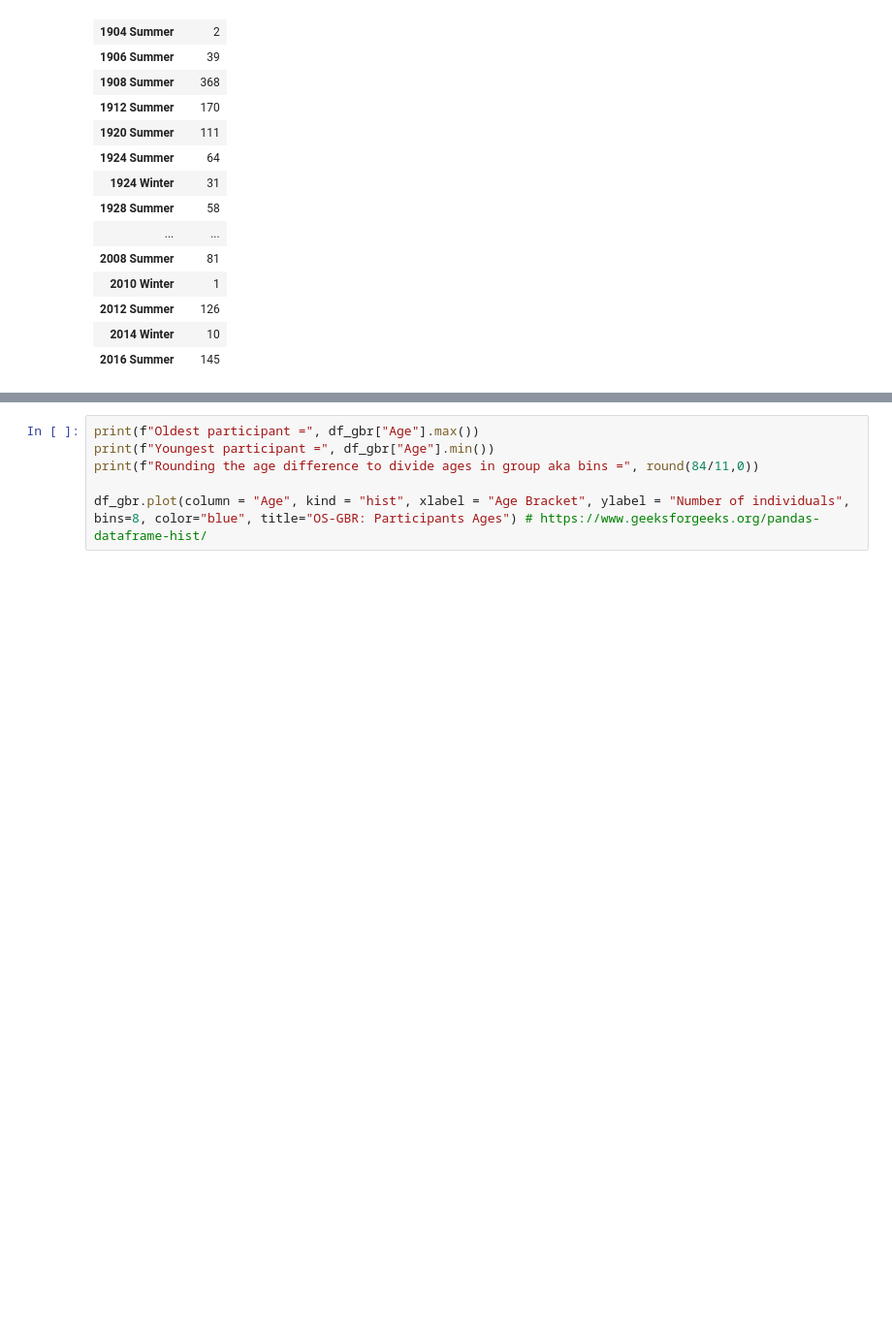
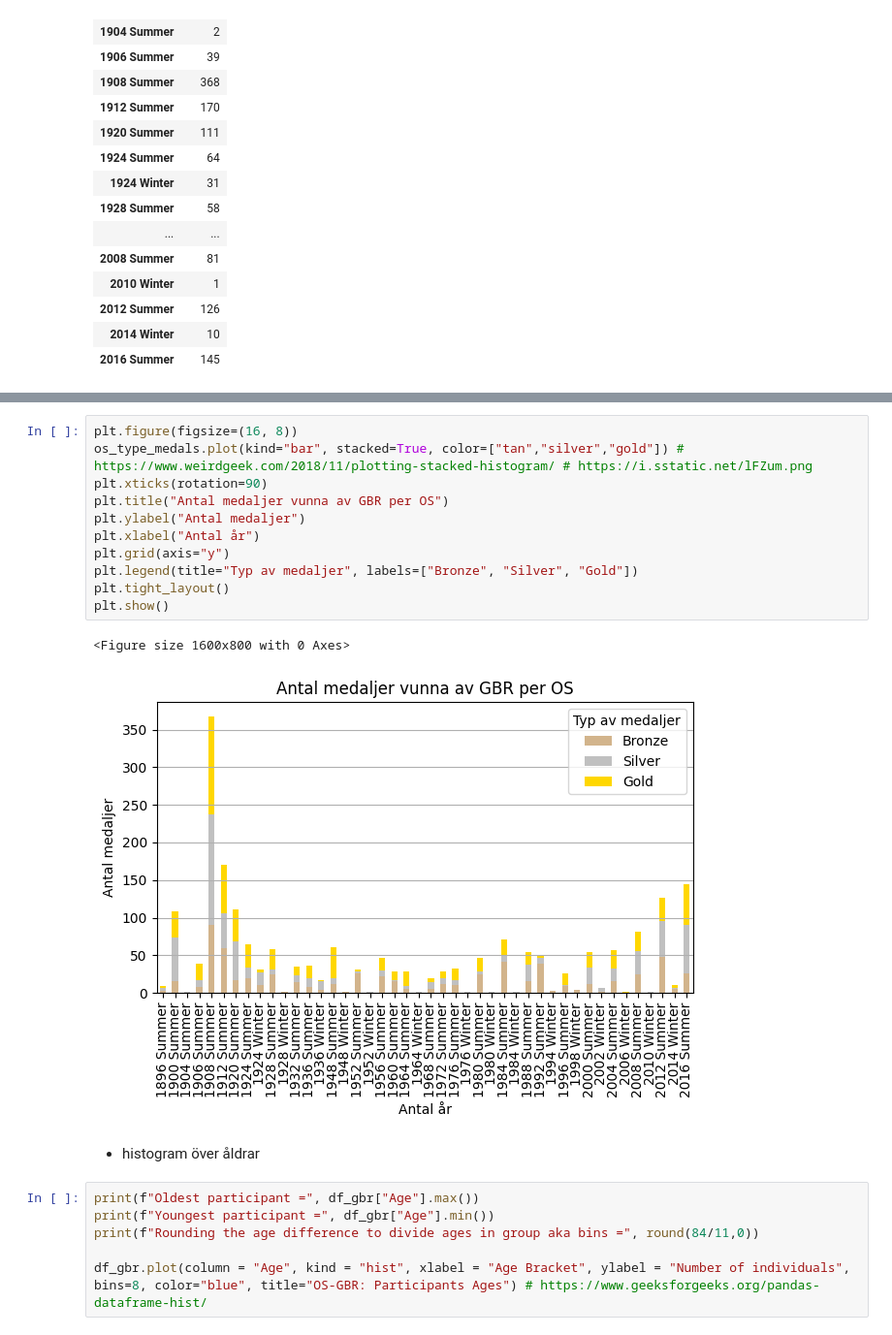
Before and after one commit to AptiDz/projekt_os, a Jupyter notebook: Uppgift_1.ipynb, the cells around one changed output, grey strips where cells are left out. Shown: that part at 97% size. Drawn from its saved outputs; the diff is of its cells as text; blank space fills up the shorter version.

```diff
--- a/Uppgift_1.ipynb
+++ b/Uppgift_1.ipynb
@@ -130,6 +130,22 @@ os_type_medals
 | 2012 Summer | 48 | 48 | 30 |
 | 2014 Winter | 5 | 1 | 4 |
 | 2016 Summer | 26 | 64 | 55 |
+# %%
+plt.figure(figsize=(16, 8))
+os_type_medals.plot(kind="bar", stacked=True, color=["tan","silver","gold"]) # https://www.weirdgeek.com/2018/11/plotting-stacked-histogram/ # https://i.sstatic.net/lFZum.png
+plt.xticks(rotation=90)
+plt.title("Antal medaljer vunna av GBR per OS")
+plt.ylabel("Antal medaljer")
+plt.xlabel("Antal år")
+plt.grid(axis="y")
+plt.legend(title="Typ av medaljer", labels=["Bronze", "Silver", "Gold"])
+plt.tight_layout()
+plt.show()
+# %% [output]
+<Figure size 1600x800 with 0 Axes>
+[figure, added]
+# %% [markdown]
+- histogram över åldrar
 # %%
 print(f"Oldest participant =", df_gbr["Age"].max())
 print(f"Youngest participant =", df_gbr["Age"].min())
```
Also changed, not shown: parts of 3 cells of this notebook.
